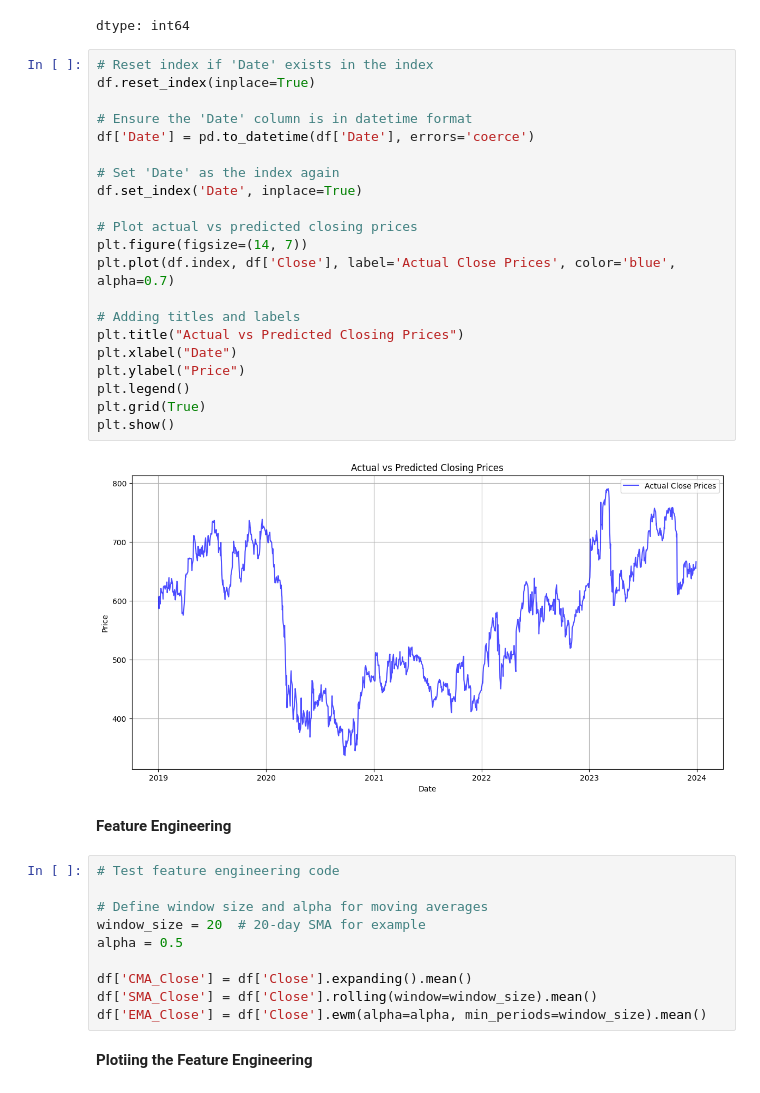
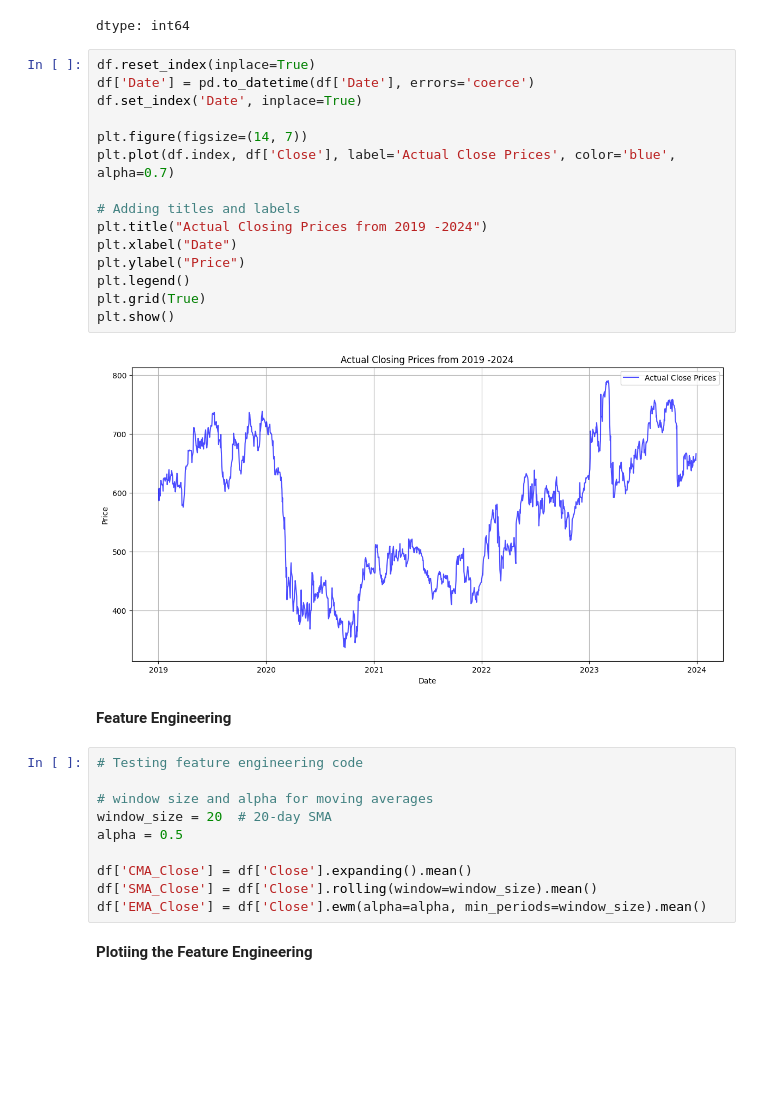
Before and after one commit to Muhammad-Abdullah-Jami/UK_Bank_Stocks_Prediction, a Jupyter notebook: Yfinance.ipynb, the cells around one changed output. Cells and saved outputs as stored; diff of their text form; blank space fills up the shorter version.

```diff
--- a/Yfinance.ipynb
+++ b/Yfinance.ipynb
@@ -98,35 +99,29 @@ df.isnull().sum()
 | Volume | STAN.L | 0 |
 dtype: int64
 # %%
-# Reset index if 'Date' exists in the index
 df.reset_index(inplace=True)
-
-# Ensure the 'Date' column is in datetime format
 df['Date'] = pd.to_datetime(df['Date'], errors='coerce')
-
-# Set 'Date' as the index again
 df.set_index('Date', inplace=True)
 
-# Plot actual vs predicted closing prices
 plt.figure(figsize=(14, 7))
 plt.plot(df.index, df['Close'], label='Actual Close Prices', color='blue', alpha=0.7)
 
 # Adding titles and labels
-plt.title("Actual vs Predicted Closing Prices")
+plt.title("Actual Closing Prices from 2019 -2024")
 plt.xlabel("Date")
 plt.ylabel("Price")
 plt.legend()
 plt.grid(True)
 plt.show()
 # %% [output]
-[figure, old version]
+[figure, new version]
 # %% [markdown]
 **Feature Engineering**
 # %%
-# Test feature engineering code
+# Testing feature engineering code
 
-# Define window size and alpha for moving averages
-window_size = 20  # 20-day SMA for example
+# window size and alpha for moving averages
+window_size = 20  # 20-day SMA
 alpha = 0.5
 
 df['CMA_Close'] = df['Close'].expanding().mean()
```
Also changed, not shown: parts of 18 cells of this notebook.
